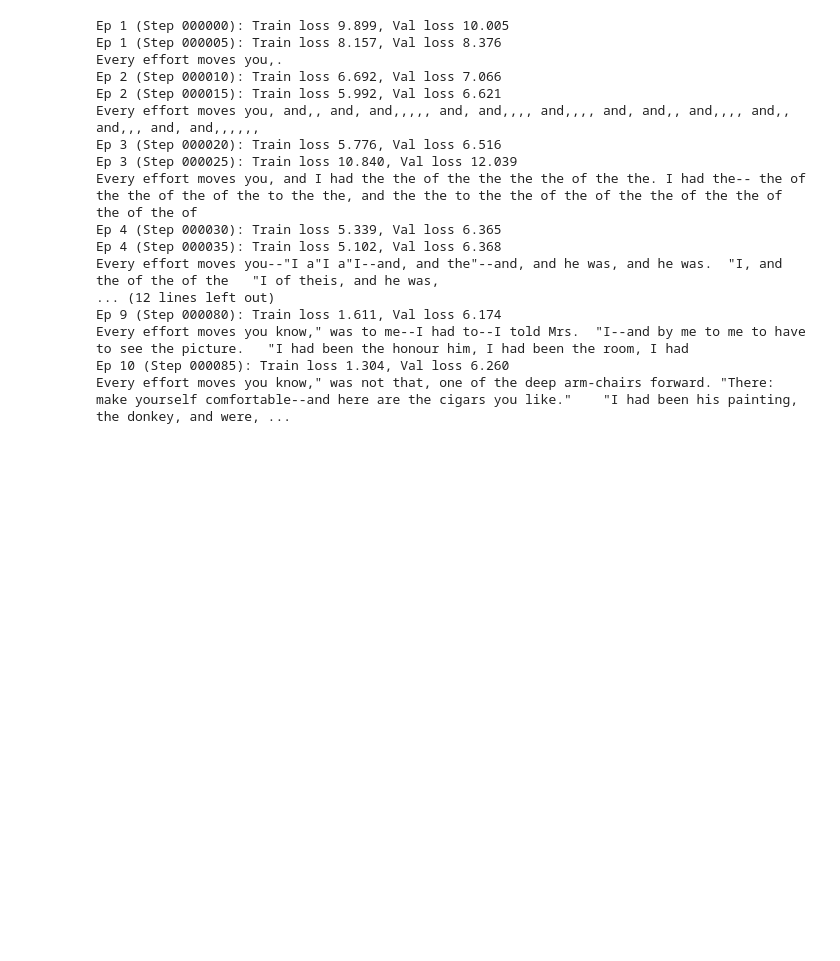
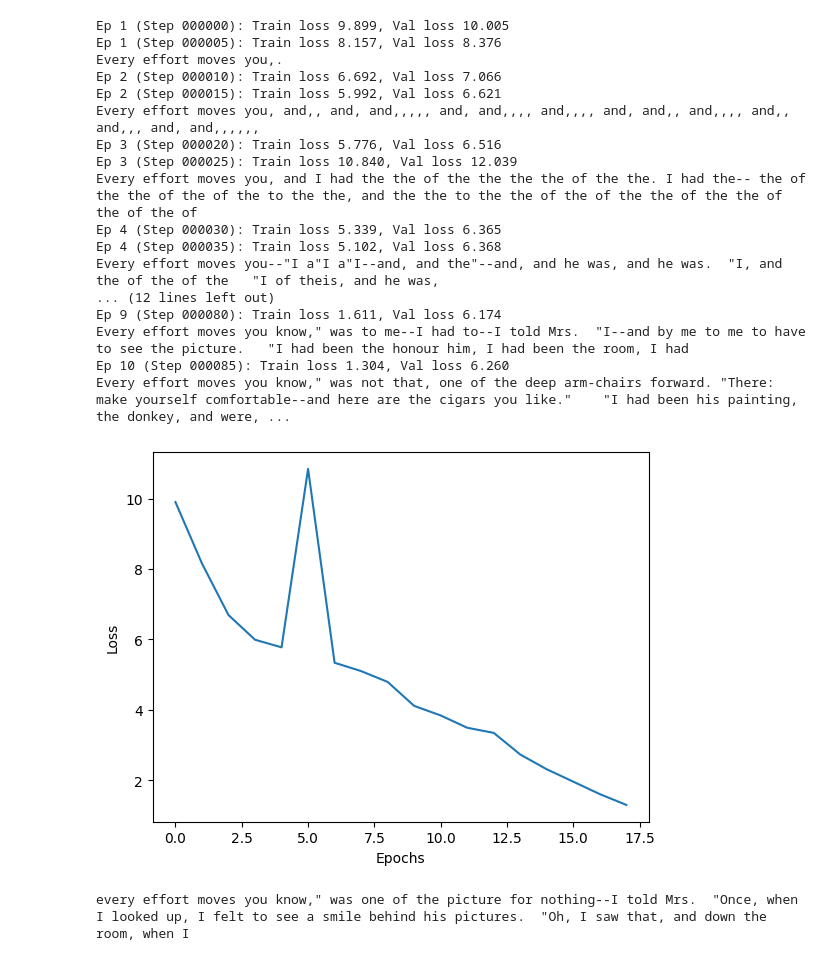
Before and after one commit to Mafaz03/DLM, a Jupyter notebook: gpt_2.ipynb, the cells around one changed output. Saved outputs shown, nothing was run; the diff lists cells and outputs as text; code cells hidden in the pictures; blank space fills up the shorter version.

Commit message:
trained

```diff
--- a/gpt_2.ipynb
+++ b/gpt_2.ipynb
@@ -1052,7 +1052,7 @@ def train_simple(model, train_loader, val_loader, optimizer, device, num_epochs,
                     val_loss   = calc_loss_loader(val_loader, model, device = device, num_batches = eval_itter)
                 model.train()
                 train_losses.append(train_loss)
-                val_losses.append(val_losses)
+                val_losses.append(val_loss)
                 track_tokens_seen.append(tokens_seen)
 
                 print(f"Ep {epoch+1} (Step {global_step:06d}): "
@@ -1102,3 +1102,19 @@ Ep 9 (Step 000080): Train loss 1.611, Val loss 6.174
 Every effort moves you know," was to me--I had to--I told Mrs.  "I--and by me to me to have to see the picture.   "I had been the honour him, I had been the room, I had
 Ep 10 (Step 000085): Train loss 1.304, Val loss 6.260
 Every effort moves you know," was not that, one of the deep arm-chairs forward. "There: make yourself comfortable--and here are the cigars you like."    "I had been his painting, the donkey, and were, ...
+# %%
+plt.plot(train_losses, label = "train loss")
+# plt.plot(val_losses, label = "val loss")
+plt.xlabel("Epochs")
+plt.ylabel("Loss")
+plt.show()
+# %% [output]
+[figure, added]
+# %%
+generate_and_print_samples(model = model,
+                           tokenizer = tokenizer_tik,
+                           device="cpu",
+                           start_context = "every effort moves you",
+                           max_new_tokens=50)
+# %% [output]
+every effort moves you know," was one of the picture for nothing--I told Mrs.  "Once, when I looked up, I felt to see a smile behind his pictures.  "Oh, I saw that, and down the room, when I
```
Also changed, not shown: parts of 1 cell of this notebook, 1 other file.
